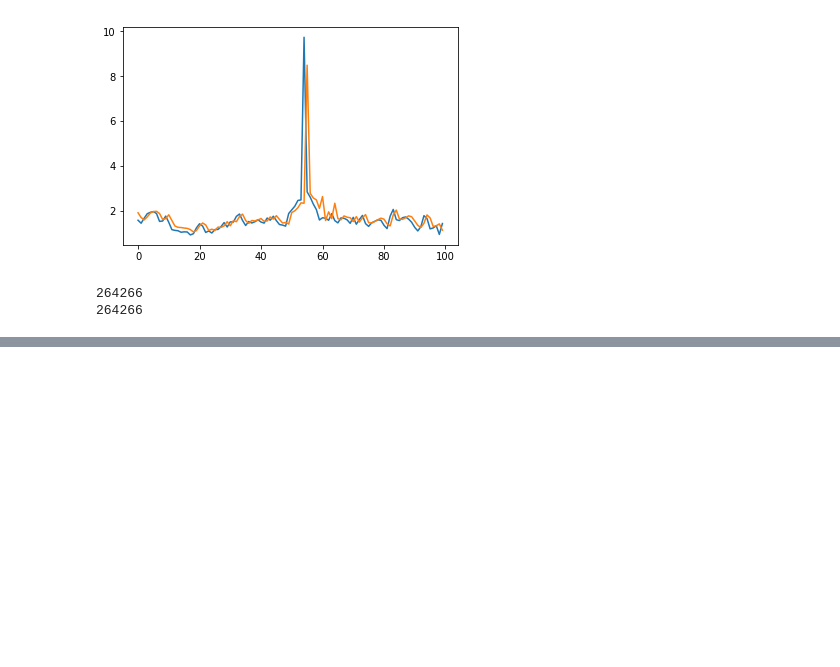
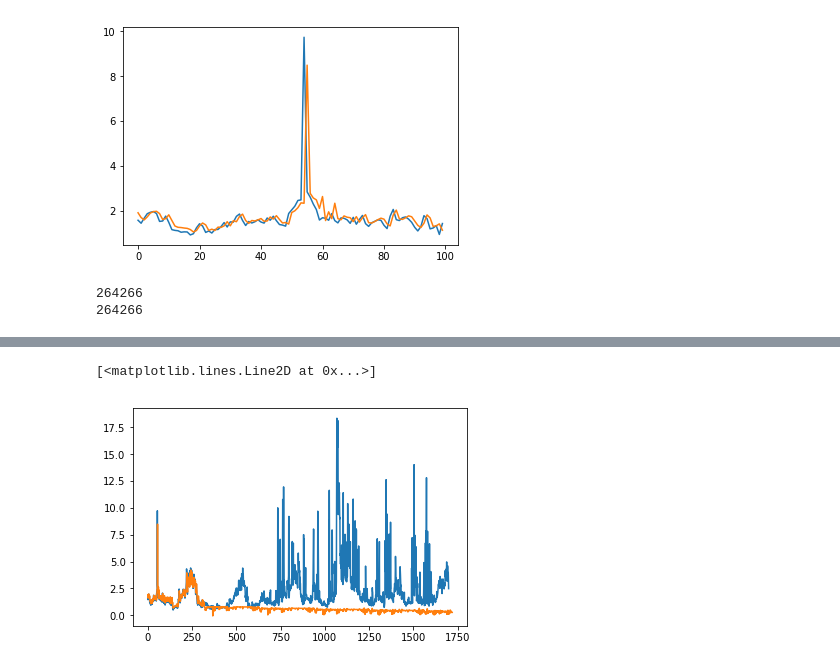
Before and after one commit to canclini/rnn_disk_sub_systems, a Jupyter notebook: SVC Time Prediction with LSTM LA10.ipynb, the cells around one changed output, grey strips where cells are left out. Saved outputs shown, nothing was run; the diff lists cells and outputs as text; code cells hidden in the pictures; blank space fills up the shorter version.

Commit message:
Prediction for each Model

```diff
--- a/SVC Time Prediction with LSTM LA10.ipynb
+++ b/SVC Time Prediction with LSTM LA10.ipynb
@@ -194,3 +194,11 @@ print(len(dataset))
 264266
 # %%
 model.save('LA10.h5')
+# %%
+generated = []
+start_index = 200000
+diversity = 0.1
+maxlen = 40
+sentence = testPredictPlot[start_index: start_index + maxlen]
+generated = np.append(generated, sentence)
+print(sentence)
@@ -196,0 +213,24 @@ model.save('LA10.h5')
+# %%
+model = load_model('LA10.h5')
+# %%
+def generate_sample(count=400):
+    generated = []
+    start_index = 200000
+    diversity = 0.1
+    maxlen = 32 * look_back
+    sentence = testPredictPlot[start_index: start_index + maxlen]
+    generated = np.append(generated, sentence)
+
+    for i in range(count):
+        preds = (model.predict(sentence.reshape(32,1,look_back), verbose=0))[0,-1]
+        #print(preds)
+        generated = np.append(generated, preds)
+        sentence = np.append(sentence[1:], preds)
+
+    return generated
+# %%
+plt.plot(scaler.inverse_transform(dataset)[200000:201700])
+plt.plot(generate_sample(1400))
+# %% [output]
+[<matplotlib.lines.Line2D at 0x...>]
+[figure, added]
```
Also changed, not shown: parts of 4 cells of this notebook, 4 other files.
